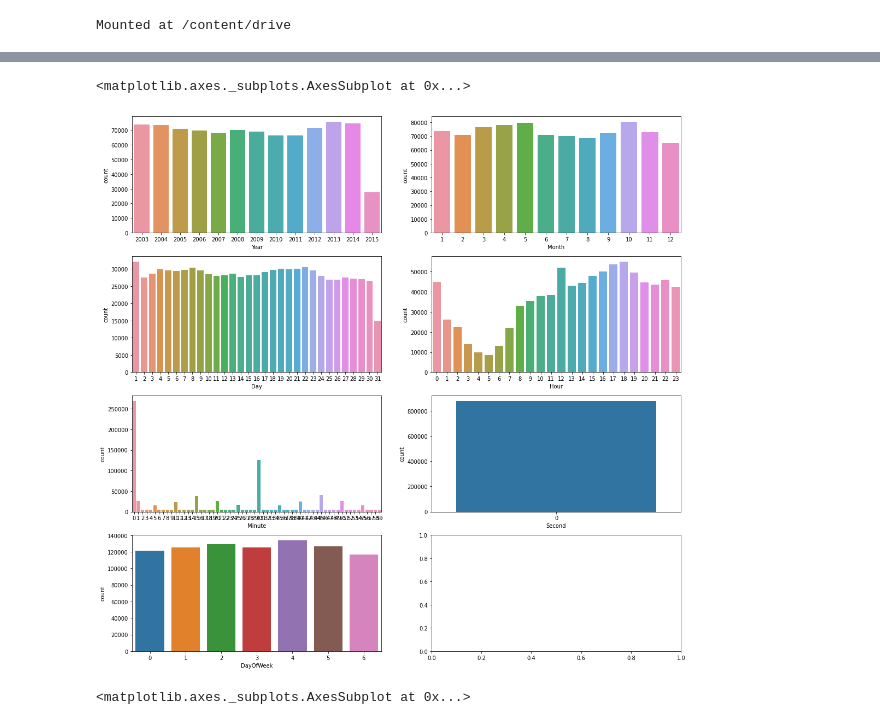
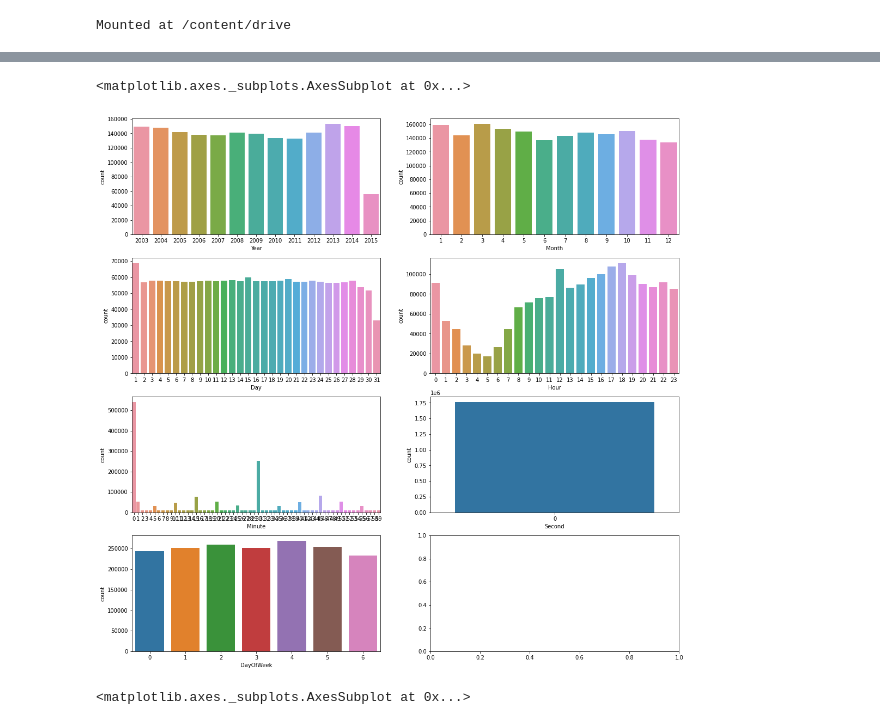
Before and after one commit to dlsdnjs96/Machine_Learning, a Jupyter notebook: SanFrancisco_crime.ipynb, the cells around one changed output, grey strips where cells are left out. Saved outputs shown, nothing was run; the diff lists cells and outputs as text; code cells hidden in the pictures.

```diff
--- a/SanFrancisco_crime.ipynb
+++ b/SanFrancisco_crime.ipynb
@@ -47,23 +28,15 @@ submission.head()
+# %%
+all_data = pd.concat([train, test], sort=False)
 # %%
-train['Dates'] = pd.to_datetime(train['Dates'])
+all_data['Dates'] = pd.to_datetime(all_data['Dates'])
 
-train['Year'] = train['Dates'].dt.year
-train['Month'] = train['Dates'].dt.month
-train['Day'] = train['Dates'].dt.day
-train['Hour'] = train['Dates'].dt.hour
-train['Minute'] = train['Dates'].dt.minute
-train['Second'] = train['Dates'].dt.second
-train['DayOfWeek'] = train['Dates'].dt.dayofweek
+all_data['Year'] = all_data['Dates'].dt.year
+all_data['Month'] = all_data['Dates'].dt.month
+all_data['Day'] = all_data['Dates'].dt.day
+all_data['Hour'] = all_data['Dates'].dt.hour
+all_data['Minute'] = all_data['Dates'].dt.minute
+all_data['Second'] = all_data['Dates'].dt.second
+all_data['DayOfWeek'] = all_data['Dates'].dt.dayofweek
 
-test['Dates'] = pd.to_datetime(test['Dates'])
-
-test['Year'] = test['Dates'].dt.year
-test['Month'] = test['Dates'].dt.month
-test['Day'] = test['Dates'].dt.day
-test['Hour'] = test['Dates'].dt.hour
-test['Minute'] = test['Dates'].dt.minute
-test['Second'] = test['Dates'].dt.second
-test['DayOfWeek'] = test['Dates'].dt.dayofweek
-
-train.head()
+all_data.head()
 # %% [output]
@@ -76,17 +49,17 @@ train.head()
 # %%
 figure, ((ax01, ax02), (ax03, ax04), (ax11, ax12), (ax13, ax14)) = plt.subplots(nrows=4, ncols=2)
 
 figure.set_size_inches(18, 18)
 
 
-sns.countplot(data=train, x='Year', ax=ax01)
-sns.countplot(data=train, x='Month', ax=ax02)
-sns.countplot(data=train, x='Day', ax=ax03)
-sns.countplot(data=train, x='Hour', ax=ax04)
-sns.countplot(data=train, x='Minute', ax=ax11)
-sns.countplot(data=train, x='Second', ax=ax12)
-sns.countplot(data=train, x='DayOfWeek', ax=ax13)
+sns.countplot(data=all_data, x='Year', ax=ax01)
+sns.countplot(data=all_data, x='Month', ax=ax02)
+sns.countplot(data=all_data, x='Day', ax=ax03)
+sns.countplot(data=all_data, x='Hour', ax=ax04)
+sns.countplot(data=all_data, x='Minute', ax=ax11)
+sns.countplot(data=all_data, x='Second', ax=ax12)
+sns.countplot(data=all_data, x='DayOfWeek', ax=ax13)
 # %% [output]
 <matplotlib.axes._subplots.AxesSubplot at 0x...>
-[figure, old version]
+[figure, new version]
 # %%
```
Also changed, not shown: parts of 26 cells of this notebook.
